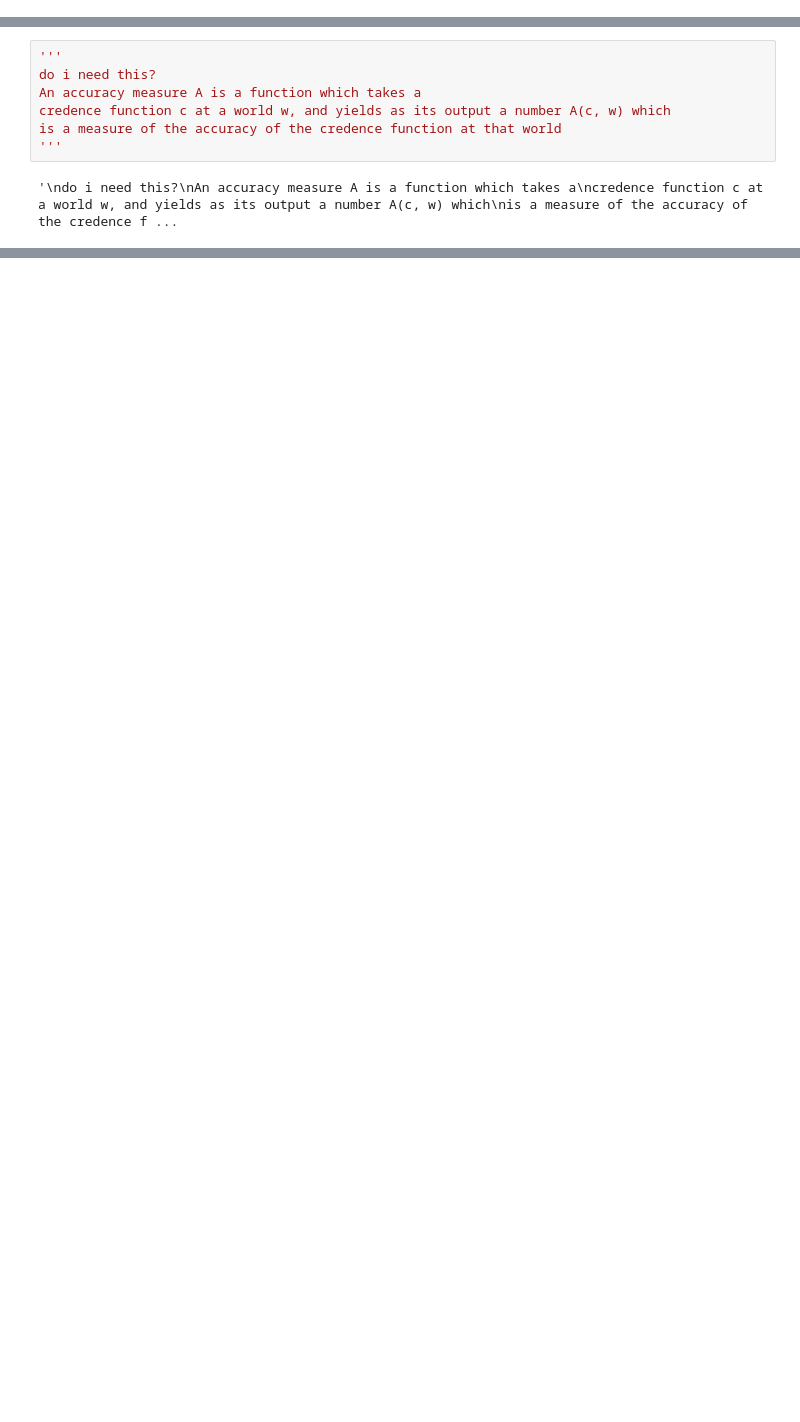
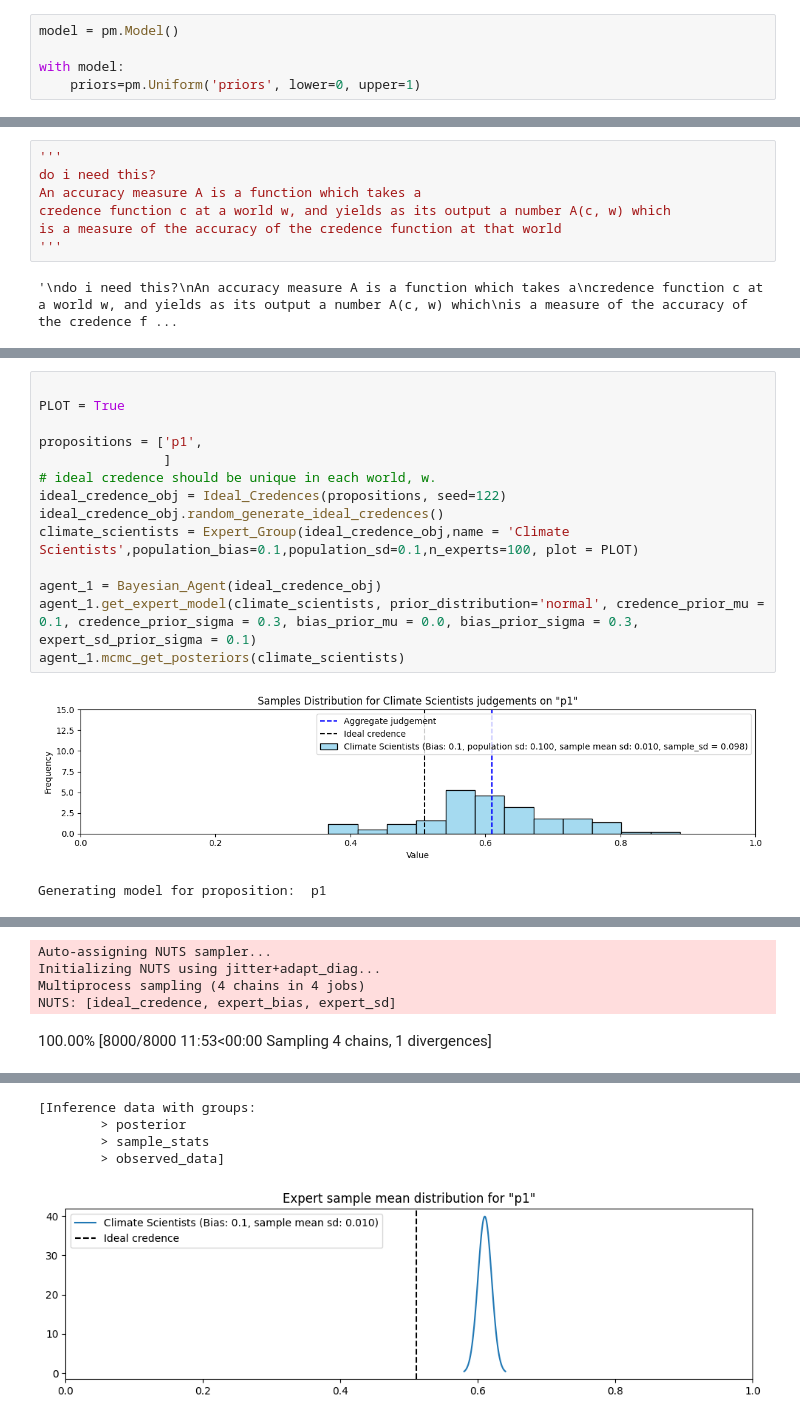
Before and after one commit to edisonymy/deference_to_experts_model, a Jupyter notebook: src/dev.ipynb, the cells around one changed output, grey strips where cells are left out. Saved outputs shown, nothing was run; the diff lists cells and outputs as text; blank space fills up the shorter version.

```diff
--- a/src/dev.ipynb
+++ b/src/dev.ipynb
@@ -237,0 +218,5 @@ class Bayesian_Agent():
+# %%
+model = pm.Model()
+
+with model:
+    priors=pm.Uniform('priors', lower=0, upper=1)
@@ -267,0 +398,17 @@ plot_all_individual_judgements(expert_groups)
+# %%
+
+PLOT = True
+
+propositions = ['p1',
+                ]
+# ideal credence should be unique in each world, w.
+ideal_credence_obj = Ideal_Credences(propositions, seed=122)
+ideal_credence_obj.random_generate_ideal_credences()
+climate_scientists = Expert_Group(ideal_credence_obj,name = 'Climate Scientists',population_bias=0.1,population_sd=0.1,n_experts=100, plot = PLOT)
+
+agent_1 = Bayesian_Agent(ideal_credence_obj)
+agent_1.get_expert_model(climate_scientists, prior_distribution='normal', credence_prior_mu = 0.1, credence_prior_sigma = 0.3, bias_prior_mu = 0.0, bias_prior_sigma = 0.3, expert_sd_prior_sigma = 0.1)
+agent_1.mcmc_get_posteriors(climate_scientists)
+# %% [output]
+[figure, added]
+Generating model for proposition:  p1
@@ -267,0 +416,5 @@ plot_all_individual_judgements(expert_groups)
+Auto-assigning NUTS sampler...
+Initializing NUTS using jitter+adapt_diag...
+Multiprocess sampling (4 chains in 4 jobs)
+NUTS: [ideal_credence, expert_bias, expert_sd]
+100.00% [8000/8000 11:53<00:00 Sampling 4 chains, 1 divergences]
@@ -267,0 +423,5 @@ plot_all_individual_judgements(expert_groups)
+[Inference data with groups:
+        > posterior
+        > sample_stats
+        > observed_data]
+[figure, added]
```
Also changed, not shown: parts of 16 cells of this notebook, 4 other files.
